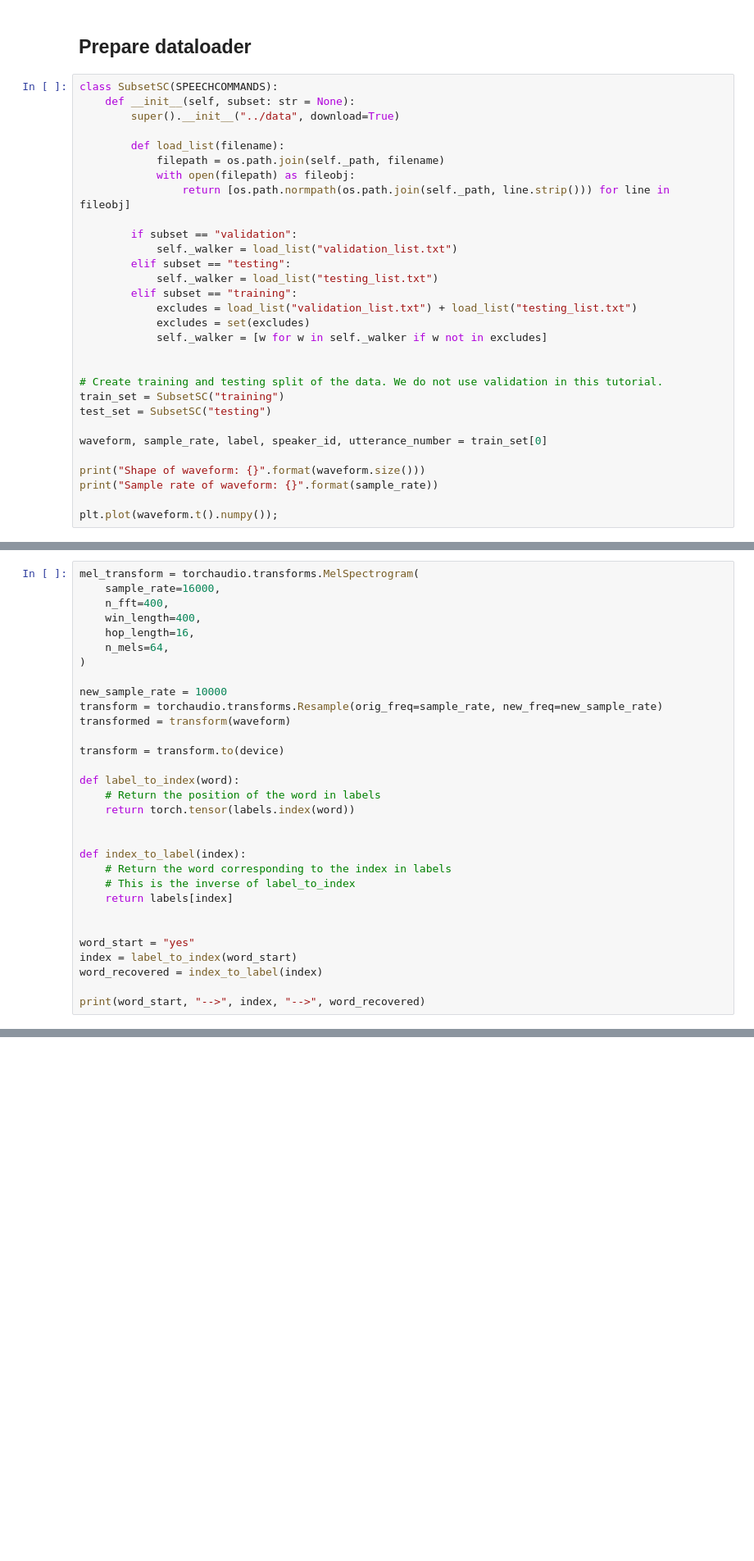
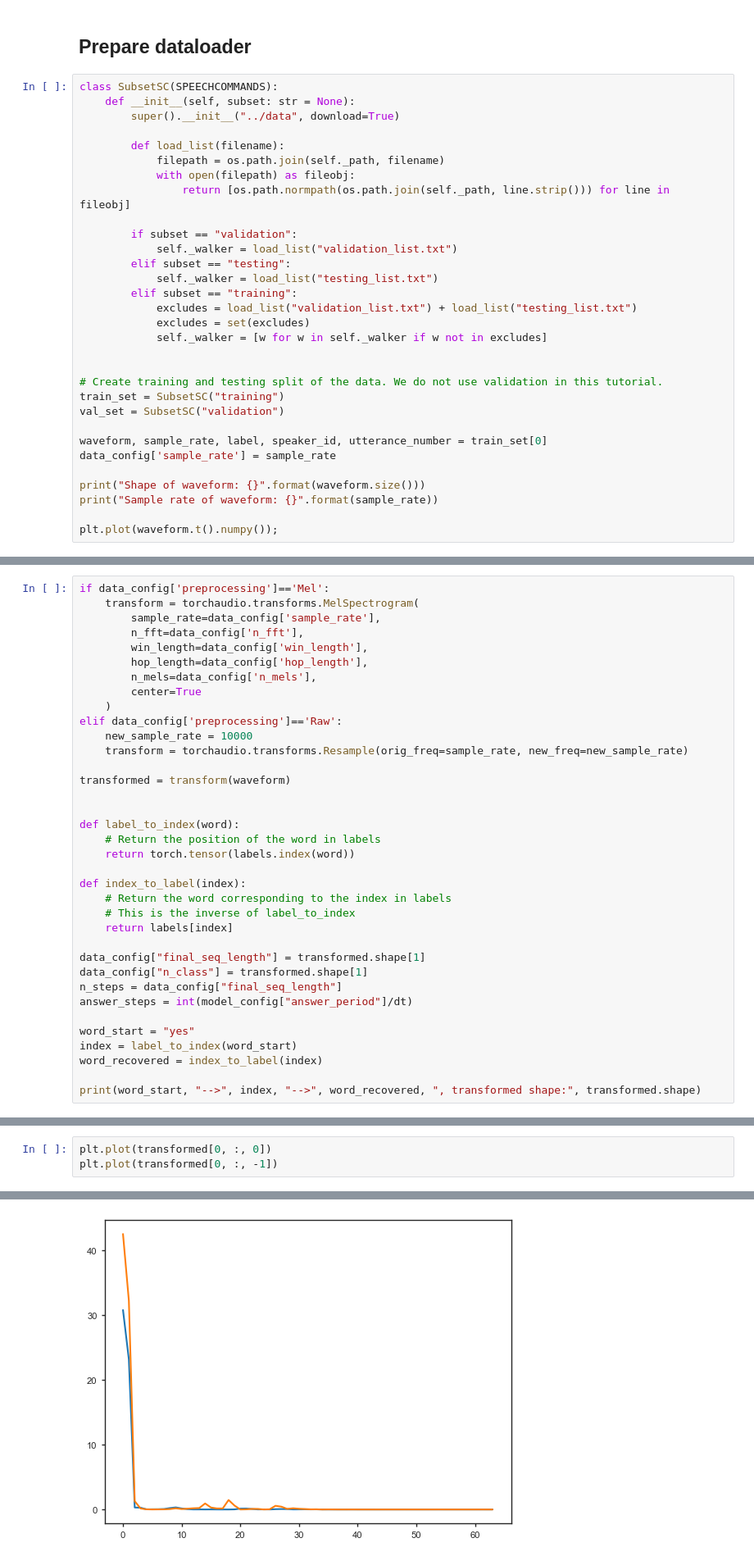
Before and after one commit to Baskin-LIU/Kernel-Propagation, a Jupyter notebook: Experiments/Speech.ipynb, the cells around one changed output, grey strips where cells are left out. Shown at 82% size. Saved outputs shown, nothing was run; the diff lists cells and outputs as text; blank space fills up the shorter version.

```diff
--- a/Experiments/Speech.ipynb
+++ b/Experiments/Speech.ipynb
@@ -72,9 +80,10 @@ class SubsetSC(SPEECHCOMMANDS):
 
 # Create training and testing split of the data. We do not use validation in this tutorial.
 train_set = SubsetSC("training")
-test_set = SubsetSC("testing")
+val_set = SubsetSC("validation")
 
 waveform, sample_rate, label, speaker_id, utterance_number = train_set[0]
+data_config['sample_rate'] = sample_rate
 
 print("Shape of waveform: {}".format(waveform.size()))
 print("Sample rate of waveform: {}".format(sample_rate))
@@ -155,33 +102,38 @@ ipd.Audio(waveform_last.numpy(), rate=sample_rate)
 [interactive output not drawn]
 # %%
-mel_transform = torchaudio.transforms.MelSpectrogram(
-    sample_rate=16000,
-    n_fft=400,
-    win_length=400,
-    hop_length=16,
-    n_mels=64,
-)
+if data_config['preprocessing']=='Mel':
+    transform = torchaudio.transforms.MelSpectrogram(
+        sample_rate=data_config['sample_rate'],
+        n_fft=data_config['n_fft'],
+        win_length=data_config['win_length'],
+        hop_length=data_config['hop_length'],
+        n_mels=data_config['n_mels'],
+        center=True
+    )
+elif data_config['preprocessing']=='Raw':
+    new_sample_rate = 10000
+    transform = torchaudio.transforms.Resample(orig_freq=sample_rate, new_freq=new_sample_rate)
 
-new_sample_rate = 10000
-transform = torchaudio.transforms.Resample(orig_freq=sample_rate, new_freq=new_sample_rate)
 transformed = transform(waveform)
 
-transform = transform.to(device)
 
 def label_to_index(word):
     # Return the position of the word in labels
     return torch.tensor(labels.index(word))
-
 
 def index_to_label(index):
     # Return the word corresponding to the index in labels
     # This is the inverse of label_to_index
     return labels[index]
 
+data_config["final_seq_length"] = transformed.shape[1]
+data_config["n_class"] = transformed.shape[1]
+n_steps = data_config["final_seq_length"]
+answer_steps = int(model_config["answer_period"]/dt)
 
 word_start = "yes"
 index = label_to_index(word_start)
 word_recovered = index_to_label(index)
 
-print(word_start, "-->", index, "-->", word_recovered)
+print(word_start, "-->", index, "-->", word_recovered, ", transformed shape:", transformed.shape)
 # %% [output]
@@ -188,0 +141,4 @@ yes --> tensor(33) --> yes
+# %%
+plt.plot(transformed[0, :, 0])
+plt.plot(transformed[0, :, -1])
+# %% [output]
@@ -189,3 +146,4 @@ yes --> tensor(33) --> yes
+[figure, added]
 # %%
 def pad_sequence(batch):
     # Make all tensor in a batch the same length by padding with zeros
```
Also changed, not shown: parts of 13 cells of this notebook, 5 other files.
